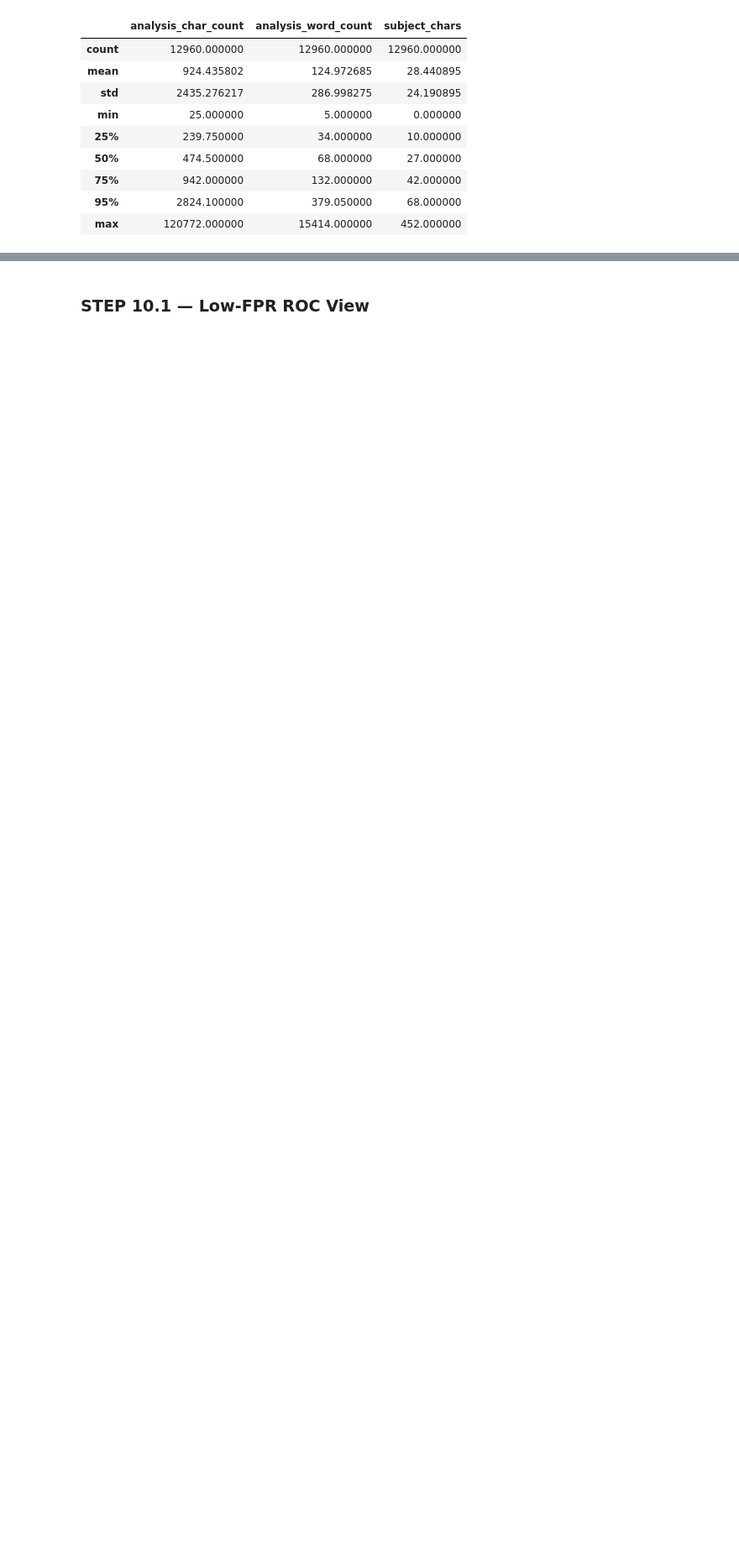
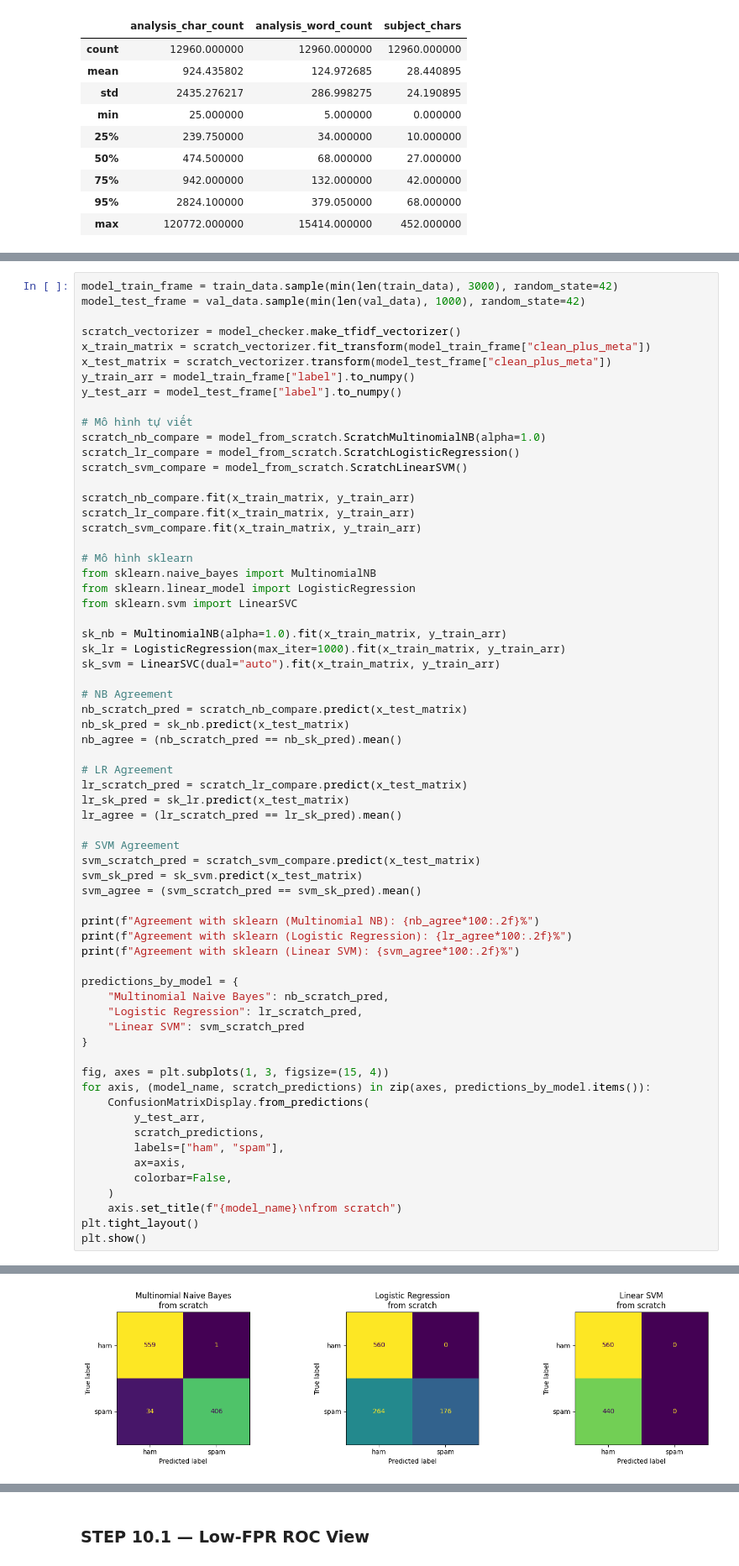
Before and after one commit to QuangManhAI/lab01-machine-learning, a Jupyter notebook: notebooks/lab01.ipynb, the cells around one changed output, grey strips where cells are left out. Shown at 84% size. Drawn from its saved outputs; the diff is of its cells as text; blank space fills up the shorter version.

```diff
--- a/notebooks/lab01.ipynb
+++ b/notebooks/lab01.ipynb
@@ -704,0 +452,66 @@ At least one validation-tuned model reaches TPR >= 99% and FPR <= 1% on test.
+# %%
+model_train_frame = train_data.sample(min(len(train_data), 3000), random_state=42)
+model_test_frame = val_data.sample(min(len(val_data), 1000), random_state=42)
+
+scratch_vectorizer = model_checker.make_tfidf_vectorizer()
+x_train_matrix = scratch_vectorizer.fit_transform(model_train_frame["clean_plus_meta"])
+x_test_matrix = scratch_vectorizer.transform(model_test_frame["clean_plus_meta"])
+y_train_arr = model_train_frame["label"].to_numpy()
+y_test_arr = model_test_frame["label"].to_numpy()
+
+# Mô hình tự viết
+scratch_nb_compare = model_from_scratch.ScratchMultinomialNB(alpha=1.0)
+scratch_lr_compare = model_from_scratch.ScratchLogisticRegression()
+scratch_svm_compare = model_from_scratch.ScratchLinearSVM()
+
+scratch_nb_compare.fit(x_train_matrix, y_train_arr)
+scratch_lr_compare.fit(x_train_matrix, y_train_arr)
+scratch_svm_compare.fit(x_train_matrix, y_train_arr)
+
+# Mô hình sklearn
+from sklearn.naive_bayes import MultinomialNB
+from sklearn.linear_model import LogisticRegression
+from sklearn.svm import LinearSVC
+
+sk_nb = MultinomialNB(alpha=1.0).fit(x_train_matrix, y_train_arr)
+sk_lr = LogisticRegression(max_iter=1000).fit(x_train_matrix, y_train_arr)
+sk_svm = LinearSVC(dual="auto").fit(x_train_matrix, y_train_arr)
+
+# NB Agreement
+nb_scratch_pred = scratch_nb_compare.predict(x_test_matrix)
+nb_sk_pred = sk_nb.predict(x_test_matrix)
+nb_agree = (nb_scratch_pred == nb_sk_pred).mean()
+
+# LR Agreement
+lr_scratch_pred = scratch_lr_compare.predict(x_test_matrix)
+lr_sk_pred = sk_lr.predict(x_test_matrix)
+lr_agree = (lr_scratch_pred == lr_sk_pred).mean()
+
+# SVM Agreement
+svm_scratch_pred = scratch_svm_compare.predict(x_test_matrix)
+svm_sk_pred = sk_svm.predict(x_test_matrix)
+svm_agree = (svm_scratch_pred == svm_sk_pred).mean()
+
+print(f"Agreement with sklearn (Multinomial NB): {nb_agree*100:.2f}%")
+print(f"Agreement with sklearn (Logistic Regression): {lr_agree*100:.2f}%")
+print(f"Agreement with sklearn (Linear SVM): {svm_agree*100:.2f}%")
+
+predictions_by_model = {
+    "Multinomial Naive Bayes": nb_scratch_pred,
+    "Logistic Regression": lr_scratch_pred,
+    "Linear SVM": svm_scratch_pred
+}
+
+fig, axes = plt.subplots(1, 3, figsize=(15, 4))
+for axis, (model_name, scratch_predictions) in zip(axes, predictions_by_model.items()):
+    ConfusionMatrixDisplay.from_predictions(
+        y_test_arr,
+        scratch_predictions,
+        labels=["ham", "spam"],
+        ax=axis,
+        colorbar=False,
+    )
+    axis.set_title(f"{model_name}\nfrom scratch")
+plt.tight_layout()
+plt.show()
+# %% [output]
@@ -704,0 +521 @@ At least one validation-tuned model reaches TPR >= 99% and FPR <= 1% on test.
+[figure, added]
```
Also changed, not shown: parts of 55 cells of this notebook.
